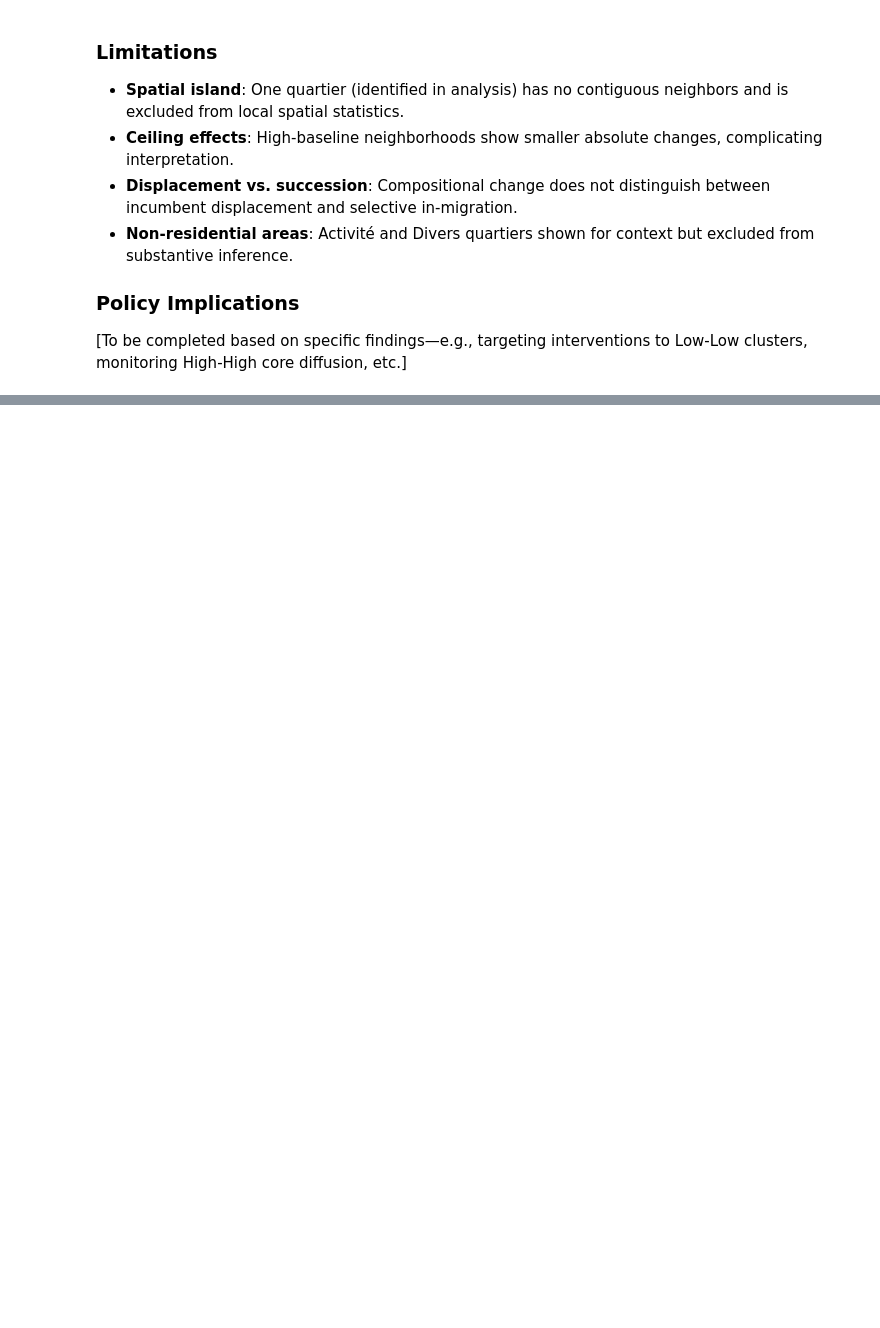
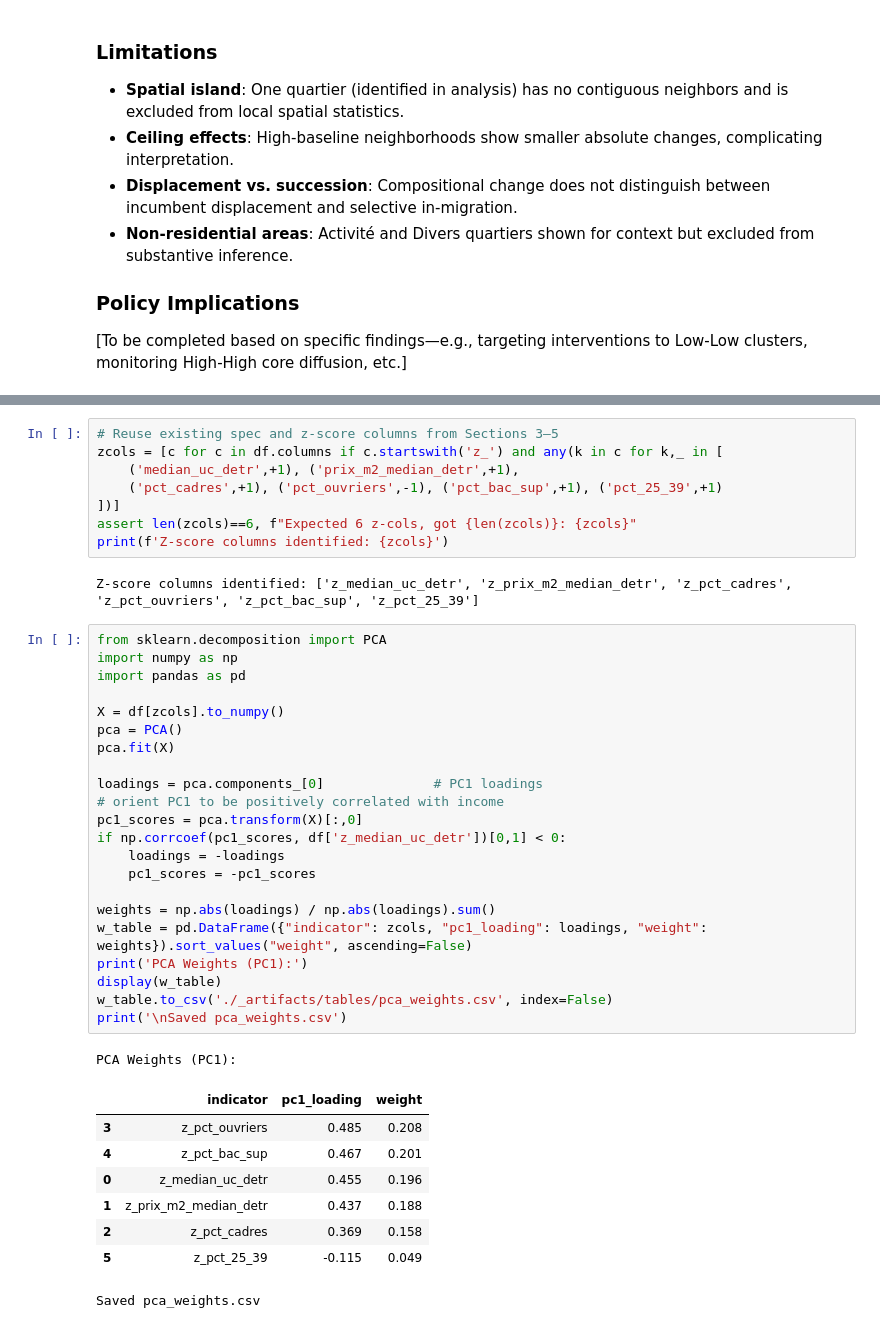
Before and after one commit to jdgruben/thesis, a Jupyter notebook: notebooks/02_GDI_Implementation.ipynb, the cells around one changed output, grey strips where cells are left out. Saved outputs shown, nothing was run; the diff lists cells and outputs as text; blank space fills up the shorter version.

```diff
--- a/notebooks/02_GDI_Implementation.ipynb
+++ b/notebooks/02_GDI_Implementation.ipynb
@@ -900,0 +905,42 @@ z_pct_bac_sup            0.827         0.831          1.000
+# %%
+# Reuse existing spec and z-score columns from Sections 3–5
+zcols = [c for c in df.columns if c.startswith('z_') and any(k in c for k,_ in [
+    ('median_uc_detr',+1), ('prix_m2_median_detr',+1),
+    ('pct_cadres',+1), ('pct_ouvriers',-1), ('pct_bac_sup',+1), ('pct_25_39',+1)
+])]
+assert len(zcols)==6, f"Expected 6 z-cols, got {len(zcols)}: {zcols}"
+print(f'Z-score columns identified: {zcols}')
+# %% [output]
+Z-score columns identified: ['z_median_uc_detr', 'z_prix_m2_median_detr', 'z_pct_cadres', 'z_pct_ouvriers', 'z_pct_bac_sup', 'z_pct_25_39']
+# %%
+from sklearn.decomposition import PCA
+import numpy as np
+import pandas as pd
+
+X = df[zcols].to_numpy()
+pca = PCA()
+pca.fit(X)
+
+loadings = pca.components_[0]              # PC1 loadings
+# orient PC1 to be positively correlated with income
+pc1_scores = pca.transform(X)[:,0]
+if np.corrcoef(pc1_scores, df['z_median_uc_detr'])[0,1] < 0:
+    loadings = -loadings
+    pc1_scores = -pc1_scores
+
+weights = np.abs(loadings) / np.abs(loadings).sum()
+w_table = pd.DataFrame({"indicator": zcols, "pc1_loading": loadings, "weight": weights}).sort_values("weight", ascending=False)
+print('PCA Weights (PC1):')
+display(w_table)
+w_table.to_csv('./_artifacts/tables/pca_weights.csv', index=False)
+print('\nSaved pca_weights.csv')
+# %% [output]
+PCA Weights (PC1):
+|  | indicator | pc1_loading | weight |
+| 3 | z_pct_ouvriers | 0.485 | 0.208 |
+| 4 | z_pct_bac_sup | 0.467 | 0.201 |
+| 0 | z_median_uc_detr | 0.455 | 0.196 |
+| 1 | z_prix_m2_median_detr | 0.437 | 0.188 |
+| 2 | z_pct_cadres | 0.369 | 0.158 |
+| 5 | z_pct_25_39 | -0.115 | 0.049 |
+Saved pca_weights.csv
```
Also changed, not shown: parts of 23 cells of this notebook, 1 other file.
